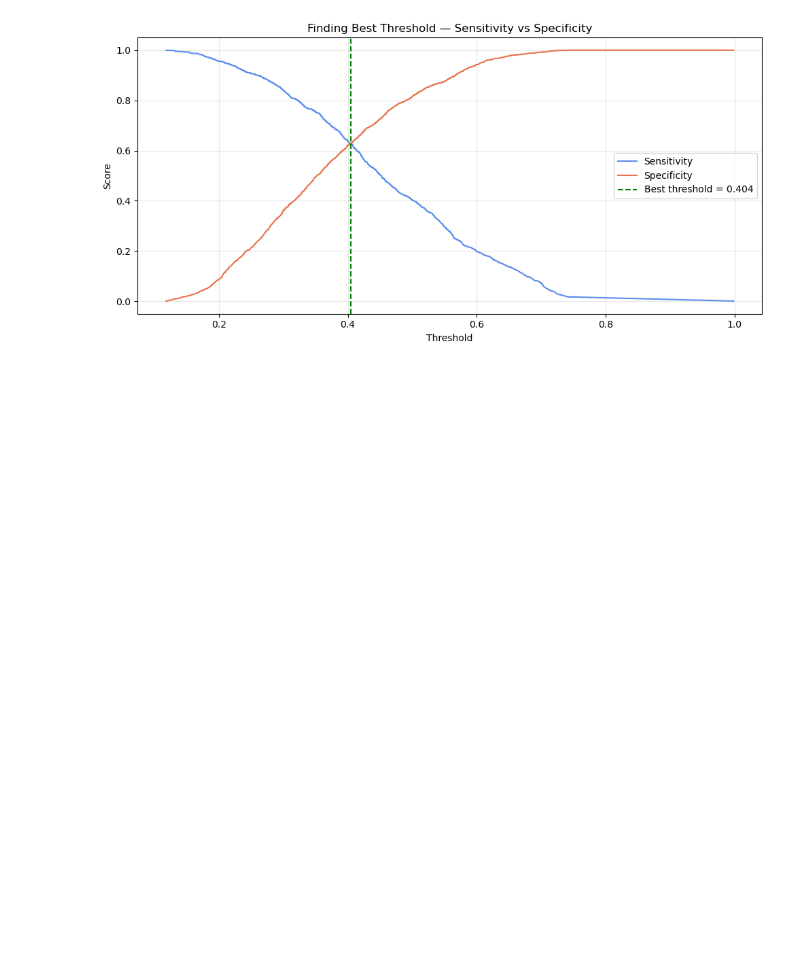
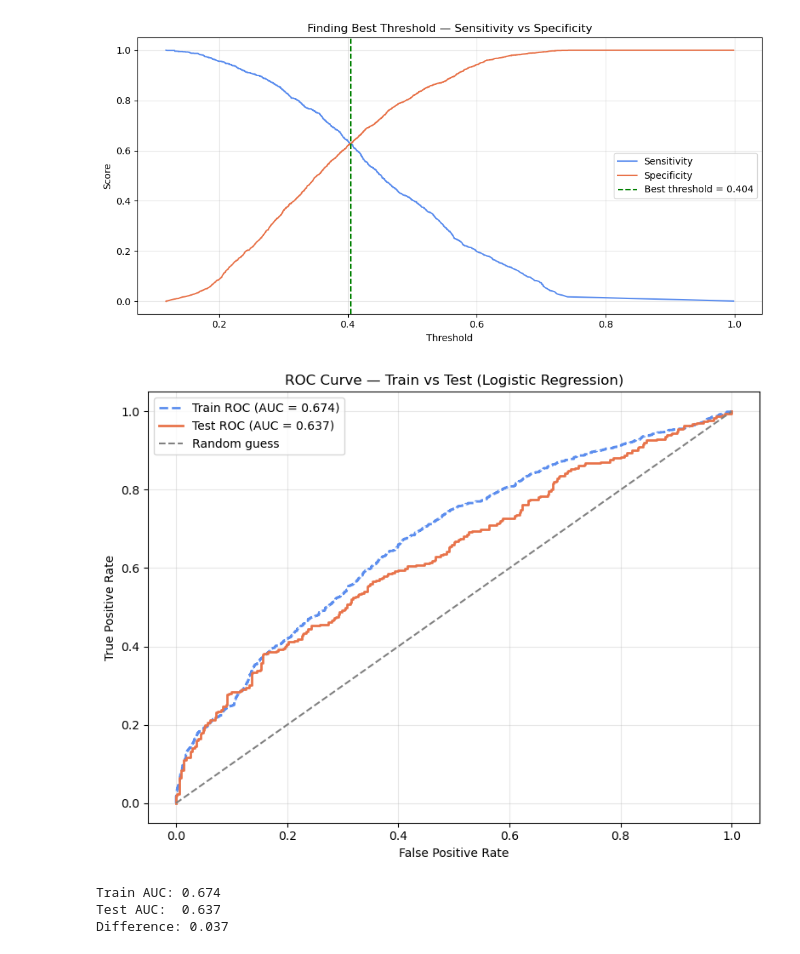
Before and after one commit to Aliona83/retail-customer-analytics, a Jupyter notebook: notebooks/04_campaign_model.ipynb, the cells around one changed output. Saved outputs shown, nothing was run; the diff lists cells and outputs as text; code cells hidden in the pictures; blank space fills up the shorter version.

Commit message:
phase 3 complete - logistic regression with train/test comparison

```diff
--- a/notebooks/04_campaign_model.ipynb
+++ b/notebooks/04_campaign_model.ipynb
@@ -274,3 +274,44 @@ Best threshold:  0.404
 Sensitivity at best threshold: 0.629
 Specificity at best threshold: 0.628
 [figure]
+# %%
+# ================================================
+# ROC Curve and AUC (Test Data)
+# ================================================
+
+# Get probabilities for test data
+y_test_prob = log_model.predict_proba(X_test_scaled)[:, 1]
+
+# Calculate ROC curve for test
+fpr_test, tpr_test, _ = roc_curve(y_test, y_test_prob)
+test_auc = auc(fpr_test, tpr_test)
+
+# Plot both train and test ROC together
+plt.figure(figsize=(8, 6))
+plt.plot(fpr, tpr,
+         color='#5b8dee', linewidth=2,
+         linestyle='--',
+         label=f'Train ROC (AUC = {train_auc:.3f})')
+plt.plot(fpr_test, tpr_test,
+         color='#e8734a', linewidth=2,
+         label=f'Test ROC (AUC = {test_auc:.3f})')
+plt.plot([0, 1], [0, 1],
+         color='gray', linestyle='--',
+         label='Random guess')
+plt.xlabel('False Positive Rate')
+plt.ylabel('True Positive Rate')
+plt.title('ROC Curve — Train vs Test (Logistic Regression)')
+plt.legend()
+plt.grid(alpha=0.3)
+plt.tight_layout()
+plt.savefig('../images/roc_train_vs_test.png', dpi=150)
+plt.show()
+
+print(f"Train AUC: {train_auc:.3f}")
+print(f"Test AUC:  {test_auc:.3f}")
+print(f"Difference: {abs(train_auc - test_auc):.3f}")
+# %% [output]
+[figure, added]
+Train AUC: 0.674
+Test AUC:  0.637
+Difference: 0.037
```
Also changed, not shown: parts of 1 cell of this notebook, 3 other files.
